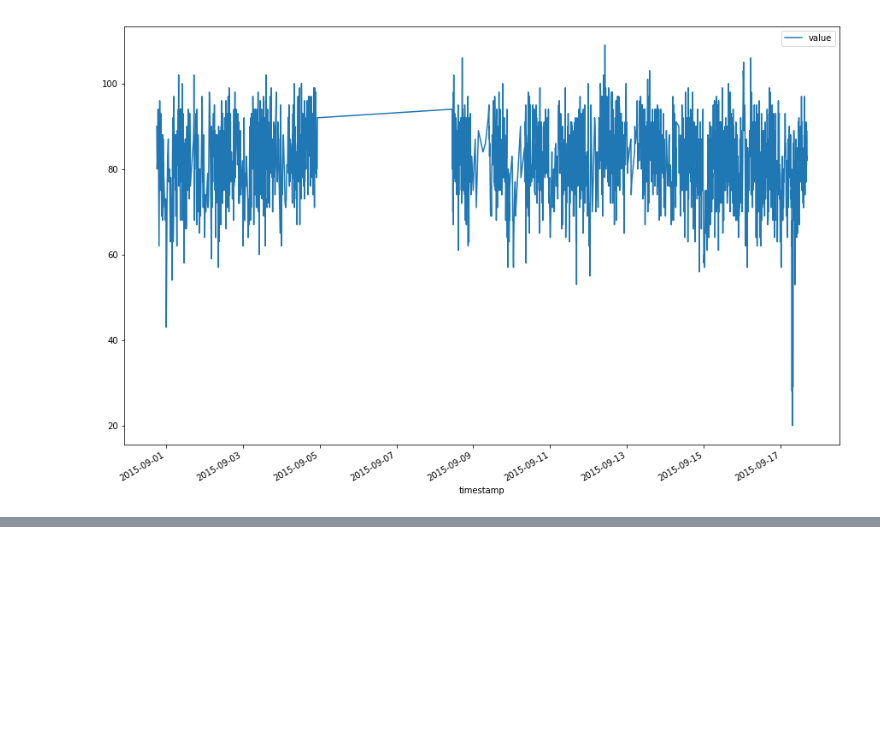
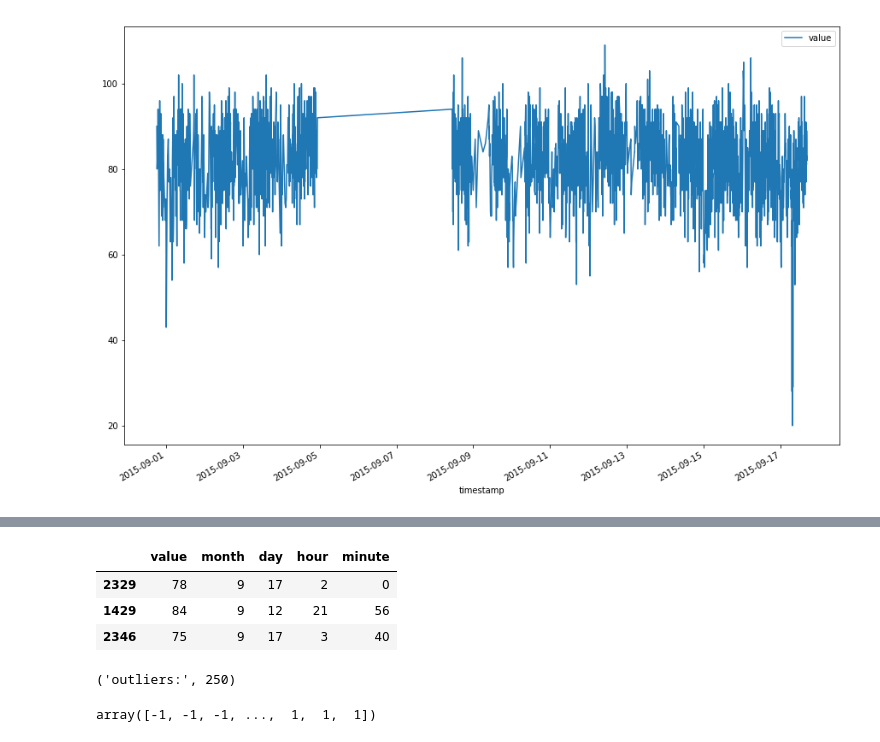
Before and after one commit to KaidongLi/ku731-p06-anomal, a Jupyter notebook: det_anomal.ipynb, the cells around one changed output, grey strips where cells are left out. Cells and saved outputs as stored; diff of their text form; code cells hidden in the pictures; blank space fills up the shorter version.

```diff
--- a/det_anomal.ipynb
+++ b/det_anomal.ipynb
@@ -19,0 +63,13 @@ data_ori.plot(x='timestamp', figsize=(15,10))
+# %%
+data_pre = pd.DataFrame()
+data_pre['value'] = data_ori.value
+data_pre['month'] = data_ori.timestamp.apply(lambda t:t.month)
+data_pre['day'] = data_ori.timestamp.apply(lambda t:t.day)
+data_pre['hour'] = data_ori.timestamp.apply(lambda t:t.hour)
+data_pre['minute'] = data_ori.timestamp.apply(lambda t:t.minute)
+data_pre.sample(3)
+# %% [output]
+|  | value | month | day | hour | minute |
+| 2329 | 78 | 9 | 17 | 2 | 0 |
+| 1429 | 84 | 9 | 12 | 21 | 56 |
+| 2346 | 75 | 9 | 17 | 3 | 40 |
@@ -19,0 +84,8 @@ data_ori.plot(x='timestamp', figsize=(15,10))
+# %%
+print("outliers:", list(y_pred_train).count(-1))
+# %% [output]
+('outliers:', 250)
+# %%
+y_pred_train
+# %% [output]
+array([-1, -1, -1, ...,  1,  1,  1])
```
Also changed, not shown: parts of 4 cells of this notebook.
